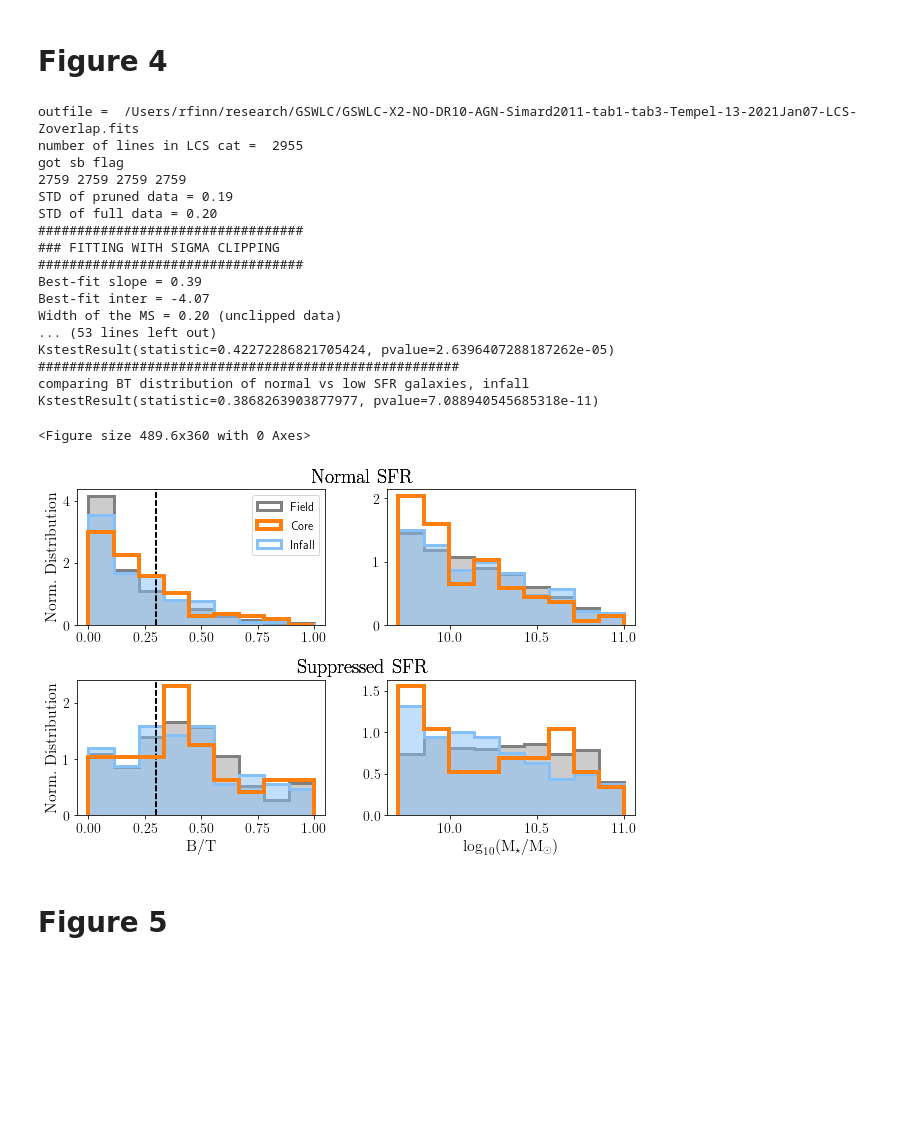
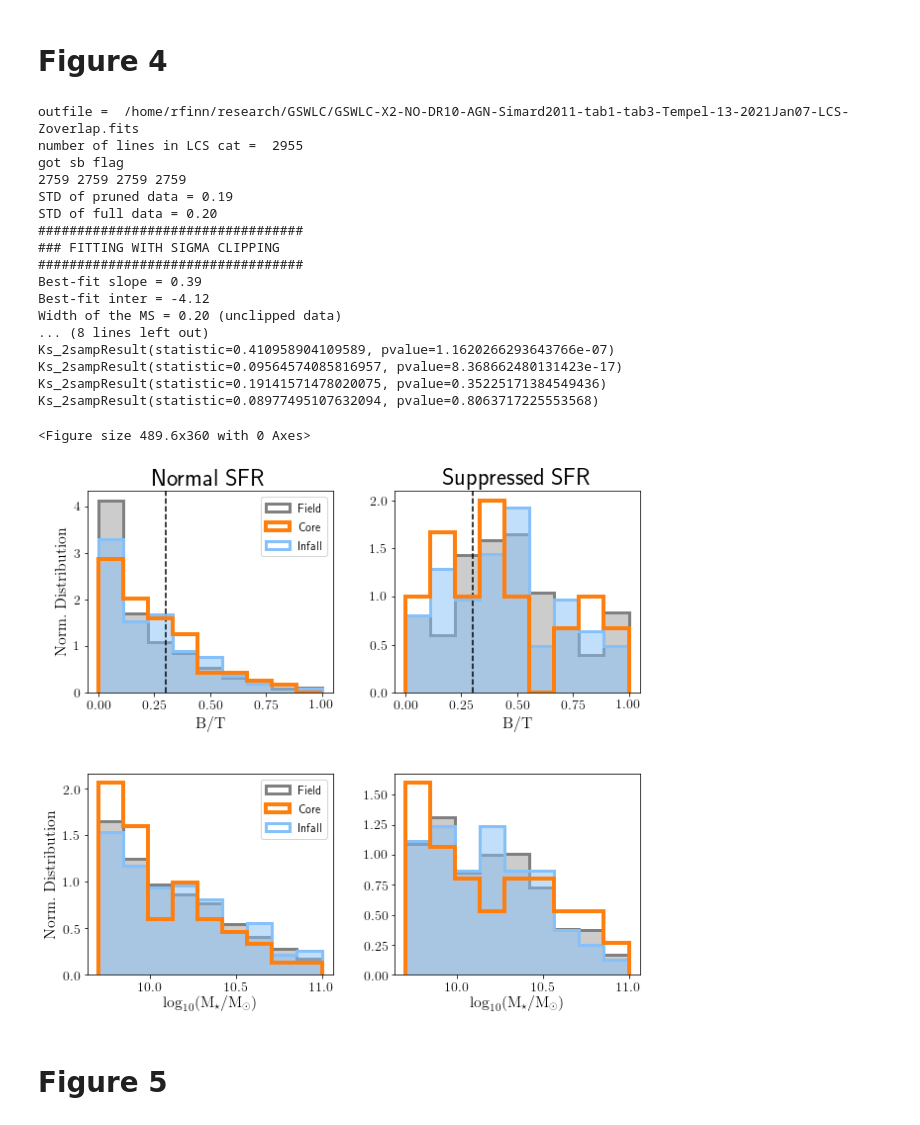
Before and after one commit to rfinn/LCS, a Jupyter notebook: notebooks/MSpaper_final.ipynb, the cells around one changed output. Saved outputs shown, nothing was run; the diff lists cells and outputs as text; code cells hidden in the pictures; blank space fills up the shorter version.

```diff
--- a/notebooks/MSpaper_final.ipynb
+++ b/notebooks/MSpaper_final.ipynb
@@ -368,33 +417,33 @@ FIELD
 # %%
 os.chdir(homedir+'/research/LCS/plots/')
 btmax=1
 %run ~/github/LCS/python/lcs_paper2_v2.py  --minmass 9.7 --ellip 0.75  --minssfr -11.2
 
-b.compare_morph(nbins=10,xmax=btmax,coreonly=False)#outfile1=outfile1,outfile2=outfile2,nbins=12)
-outfile1 = homedir+'/research/LCS/plots/prop-lowsfr-lcsall-BTcut1-e0p75.pdf'
-outfile2 = homedir+'/research/LCS/plots/prop-lowsfr-lcsall-BTcut1-e0p75.png'
+b.compare_morph_mmatch(nbins=10,xmax=btmax,coreonly=False)#outfile1=outfile1,outfile2=outfile2,nbins=12)
+outfile1 = homedir+'/research/LCS/plots/prop-lowsfr-lcsall-BTcut1-e0p75-mmatch.pdf'
+outfile2 = homedir+'/research/LCS/plots/prop-lowsfr-lcsall-BTcut1-e0p75-mmatch.png'
 plt.savefig(outfile1)
 plt.savefig(outfile2)
 # %% [output]
-outfile =  /Users/rfinn/research/GSWLC/GSWLC-X2-NO-DR10-AGN-Simard2011-tab1-tab3-Tempel-13-2021Jan07-LCS-Zoverlap.fits
+outfile =  /home/rfinn/research/GSWLC/GSWLC-X2-NO-DR10-AGN-Simard2011-tab1-tab3-Tempel-13-2021Jan07-LCS-Zoverlap.fits
 number of lines in LCS cat =  2955
 got sb flag
 2759 2759 2759 2759
 STD of pruned data = 0.19
 STD of full data = 0.20
 ##################################
 ### FITTING WITH SIGMA CLIPPING
 ##################################
 Best-fit slope = 0.39
-Best-fit inter = -4.07
+Best-fit inter = -4.12
 Width of the MS = 0.20 (unclipped data)
-... (53 lines left out)
-KstestResult(statistic=0.42272286821705424, pvalue=2.6396407288187262e-05)
-######################################################
-comparing BT distribution of normal vs low SFR galaxies, infall
-KstestResult(statistic=0.3868263903877977, pvalue=7.088940545685318e-11)
+... (8 lines left out)
+Ks_2sampResult(statistic=0.410958904109589, pvalue=1.1620266293643766e-07)
+Ks_2sampResult(statistic=0.09564574085816957, pvalue=8.368662480131423e-17)
+Ks_2sampResult(statistic=0.19141571478020075, pvalue=0.35225171384549436)
+Ks_2sampResult(statistic=0.08977495107632094, pvalue=0.8063717225553568)
 <Figure size 489.6x360 with 0 Axes>
-[figure, old version]
+[figure, new version]
 # %% [markdown]
 # Figure 5
 # %%
```
Also changed, not shown: parts of 23 cells of this notebook, 5 other files.
